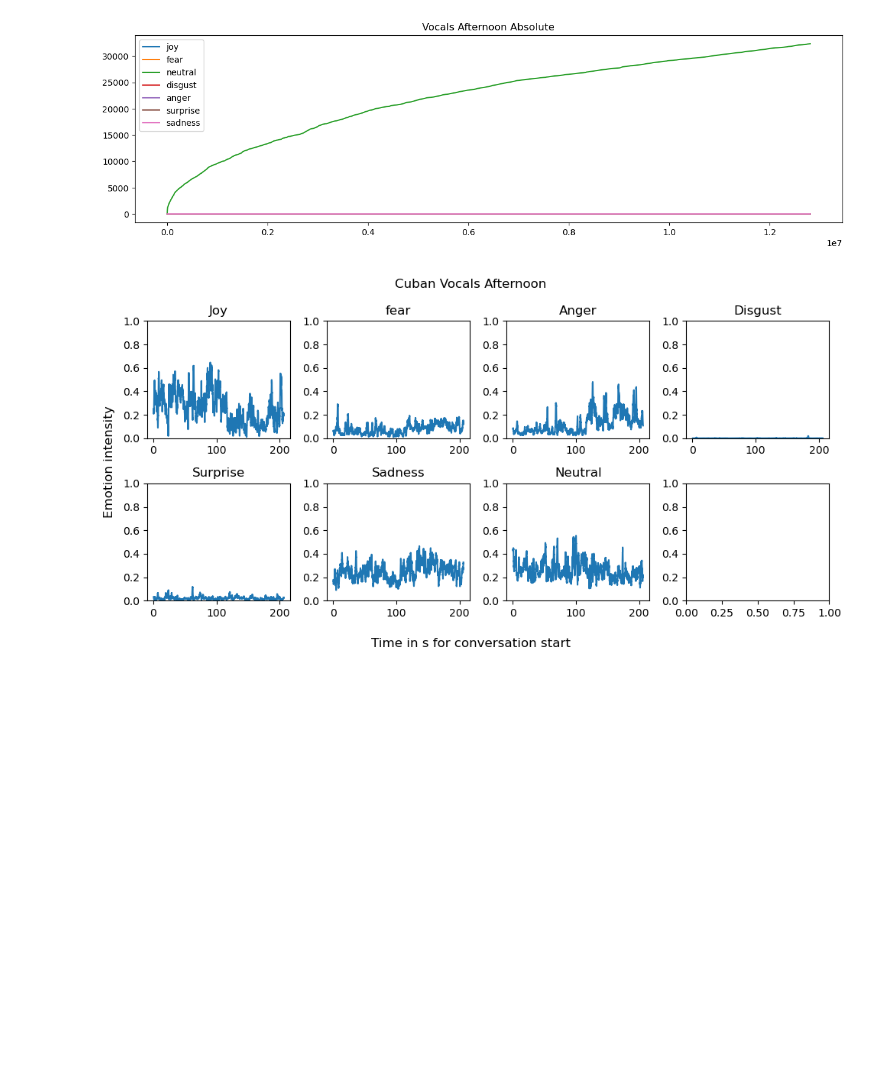
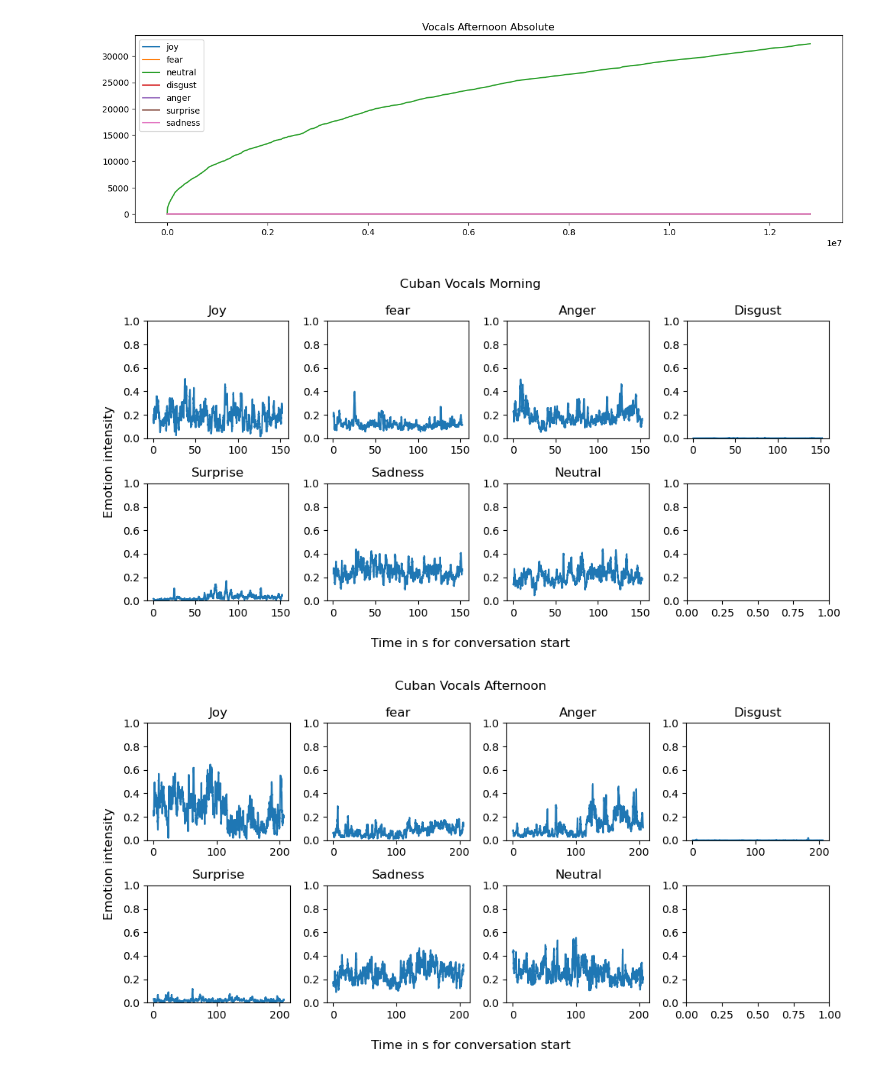
Before and after one commit to RavenRudi/coin_jazz, a Jupyter notebook: notebooks/FER_plots.ipynb, the cells around one changed output. Drawn from its saved outputs; the diff is of its cells as text; code cells hidden in the pictures; blank space fills up the shorter version.

```diff
--- a/notebooks/FER_plots.ipynb
+++ b/notebooks/FER_plots.ipynb
@@ -122,6 +147,11 @@ all_emotions_line_plot(df_vocals_afternoon_abs.cumsum(), "Vocals Afternoon Absol
 # %% [output]
 [figure]
 [figure]
+# %%
+single_emotion_line_plot(df_vocals_morning.rolling(600).mean(), "Cuban Vocals Morning")
+single_emotion_line_plot(df_vocals_afternoon.rolling(600).mean(), "Cuban Vocals Afternoon")
+# %% [output]
+[figure, added]
 # %%
 single_emotion_line_plot(df_vocals_afternoon.rolling(600).mean(), "Cuban Vocals Afternoon")
 # %% [output]
```
Also changed, not shown: parts of 6 cells of this notebook.
